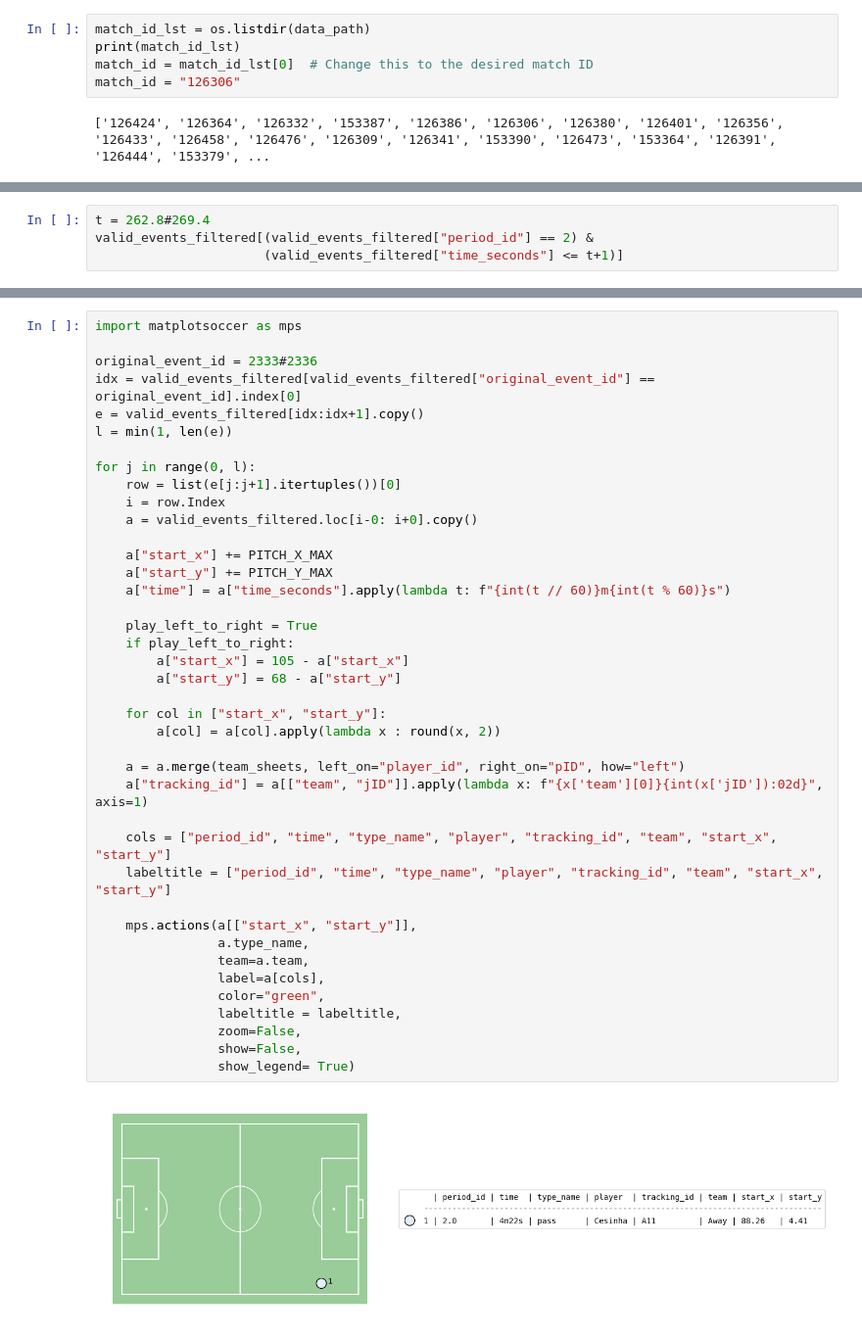
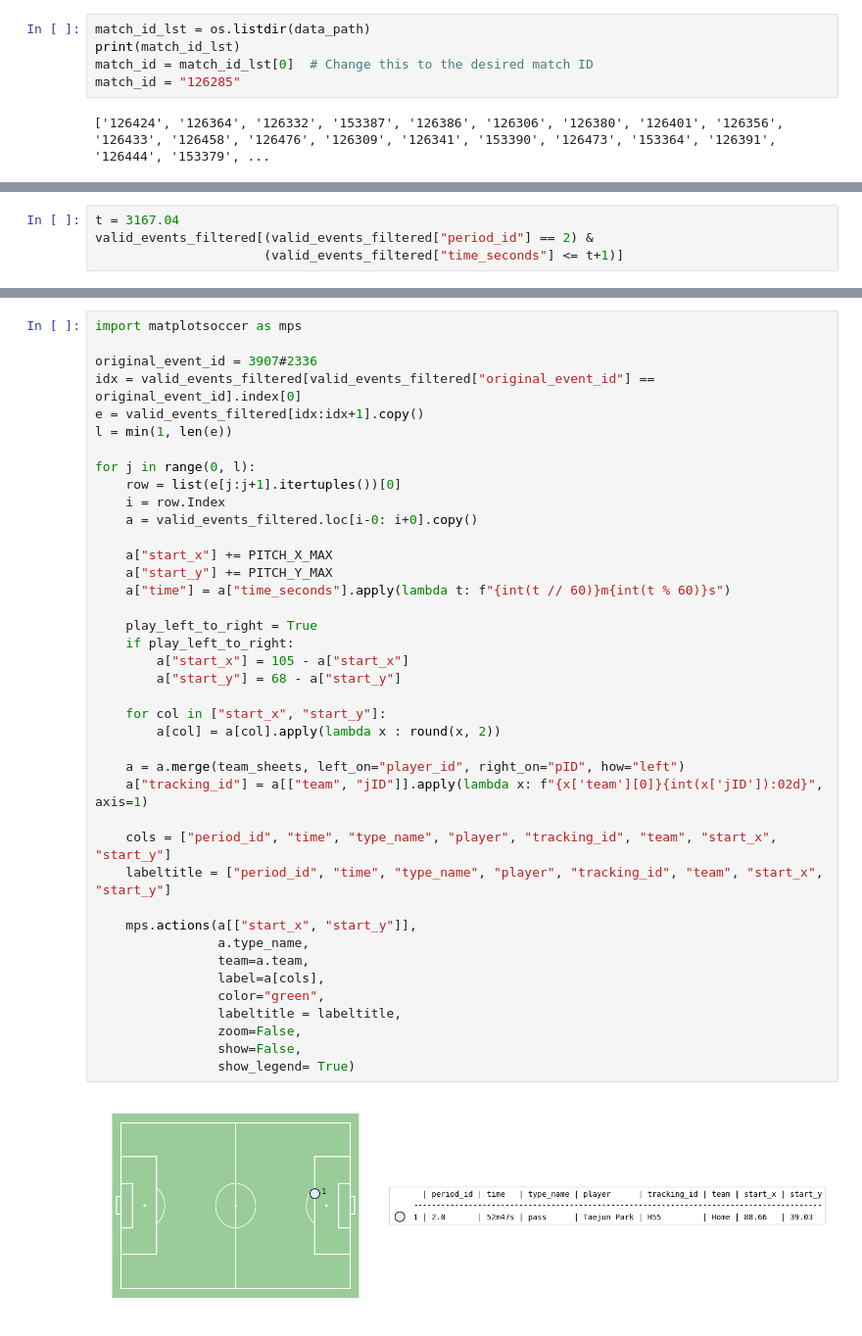
Before and after one commit to leemingo/express-v2, a Jupyter notebook: notebook/5-validation-bepro-data.ipynb, the cells around one changed output, grey strips where cells are left out. Shown at 98% size. Drawn from its saved outputs; the diff is of its cells as text.

```diff
--- a/notebook/5-validation-bepro-data.ipynb
+++ b/notebook/5-validation-bepro-data.ipynb
@@ -25,7 +25,7 @@ Base path: /root/express-v2
 match_id_lst = os.listdir(data_path)
 print(match_id_lst)
 match_id = match_id_lst[0]  # Change this to the desired match ID
-match_id = "126306"
+match_id = "126285"
 # %% [output]
 ['126424', '126364', '126332', '153387', '126386', '126306', '126380', '126401', '126356', '126433', '126458', '126476', '126309', '126341', '153390', '126473', '153364', '126391', '126444', '153379', ...
 # %%
@@ -207,6 +207,6 @@ pd.concat([valid_events_filtered.groupby("period_id").head(1),
 4 rows × 22 columns
 # %%
-t = 262.8#269.4
+t = 3167.04
 valid_events_filtered[(valid_events_filtered["period_id"] == 2) &
                       (valid_events_filtered["time_seconds"] <= t+1)]
 # %% [output]
@@ -226,7 +226,7 @@ valid_events_filtered[(valid_events_filtered["period_id"] == 2) &
 # %%
 import matplotsoccer as mps
 
-original_event_id = 2333#2336
+original_event_id = 3907#2336
 idx = valid_events_filtered[valid_events_filtered["original_event_id"] == original_event_id].index[0]
 e = valid_events_filtered[idx:idx+1].copy()
 l = min(1, len(e))
@@ -237,34 +237,34 @@ for j in range(0, l):
     a = valid_events_filtered.loc[i-0: i+0].copy()
 
     a["start_x"] += PITCH_X_MAX
     a["start_y"] += PITCH_Y_MAX
     a["time"] = a["time_seconds"].apply(lambda t: f"{int(t // 60)}m{int(t % 60)}s")
 
     play_left_to_right = True
     if play_left_to_right:
         a["start_x"] = 105 - a["start_x"]
         a["start_y"] = 68 - a["start_y"]
 
     for col in ["start_x", "start_y"]:
         a[col] = a[col].apply(lambda x : round(x, 2))
 
     a = a.merge(team_sheets, left_on="player_id", right_on="pID", how="left")
     a["tracking_id"] = a[["team", "jID"]].apply(lambda x: f"{x['team'][0]}{int(x['jID']):02d}", axis=1)
 
     cols = ["period_id", "time", "type_name", "player", "tracking_id", "team", "start_x", "start_y"]
     labeltitle = ["period_id", "time", "type_name", "player", "tracking_id", "team", "start_x", "start_y"]
 
     mps.actions(a[["start_x", "start_y"]],
                 a.type_name,
                 team=a.team,
                 label=a[cols],
                 color="green",
                 labeltitle = labeltitle,
                 zoom=False,
                 show=False,
                 show_legend= True)
 # %% [output]
-[figure, old version]
+[figure, new version]
 # %%
 a
 # %% [output]
```
Also changed, not shown: parts of 13 cells of this notebook, 3 other files.
